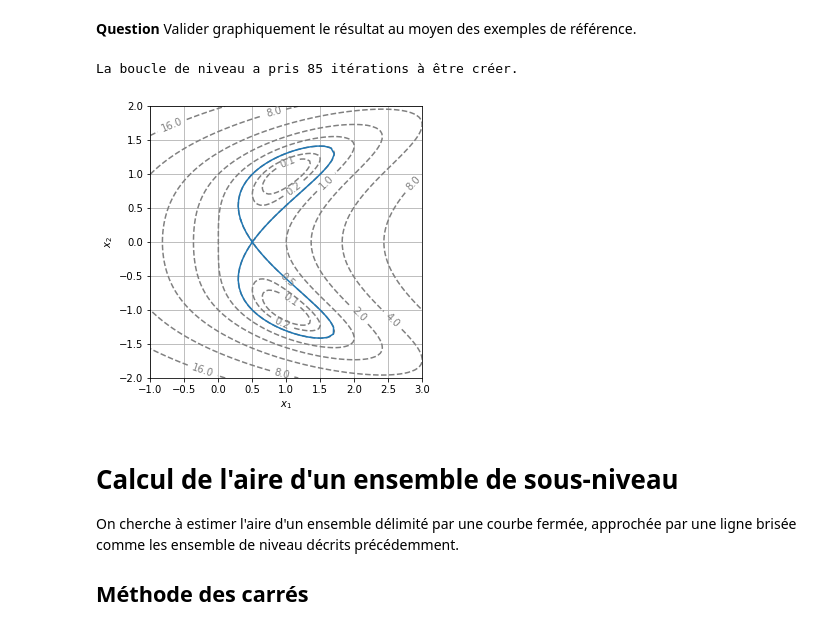
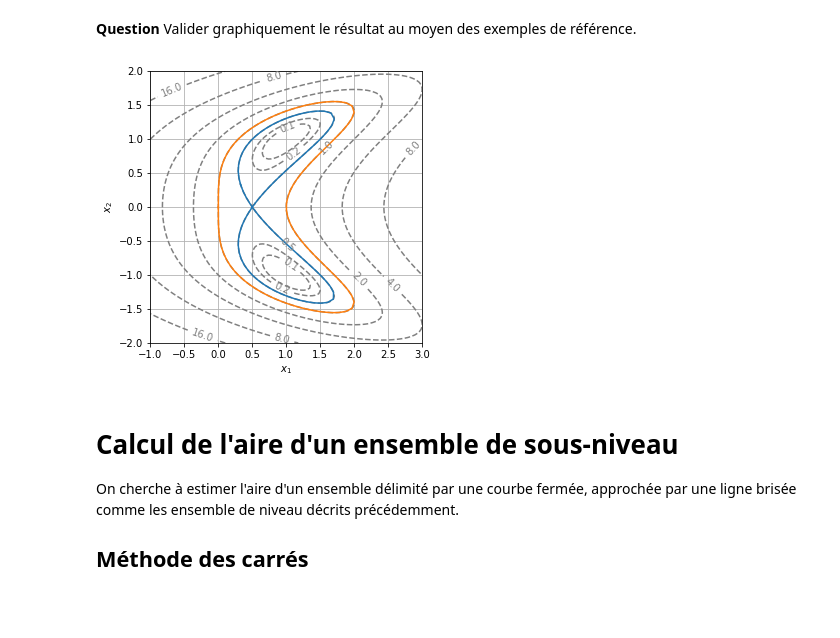
Before and after one commit to LeRoiBoloss/Projet-numerique-Maths, a Jupyter notebook: Projet numérique - Calcul différentiel.ipynb, the cells around one changed output. Saved outputs shown, nothing was run; the diff lists cells and outputs as text; code cells hidden in the pictures.

```diff
--- a/Projet numérique - Calcul différentiel.ipynb
+++ b/Projet numérique - Calcul différentiel.ipynb
@@ -246,8 +253,10 @@ def level_curve(f, x0, y0, delta=0.1, N=1000, eps=eps):
 # %%
 #Pour test la fonction
 
-def newf2(x,y):
-    return( np.array( [ f2(x,y)-0.5 , x-y ]) )
+def newf2(c):
+    def f(x,y):
+        return( np.array( [ f2(x,y)-c , x-y ]) )
+    return f
 
 display_contour(
     f2,
@@ -256,8 +265,12 @@ display_contour(
     levels=[2**i for i in range(-3, 8)] # levels: [0.125, 0.25, ..., 64, 128]
 )
 
-x0,y0 = Newton(newf2,1.0,-0.5)
-courbe = level_curve(f2,x0,y0)
+x0,y0 = Newton(newf2(0.5),1.0,-0.5)
+courbe05 = level_curve(f2,x0,y0)
 
-plt.plot(courbe[0,:],courbe[1,:]);
+x0,y0 = Newton(newf2(1),1.0,-0.5)
+courbe1 = level_curve(f2,x0,y0)
+
+plt.plot(courbe05[0,:],courbe05[1,:])
+plt.plot(courbe1[0,:],courbe1[1,:]);
 # %% [output]
@@ -284,9 +297,7 @@ def level_curve_v2(f, x0, y0, delta=0.1, N=1000, eps=eps):
         gradient = grad_f(x,y)
         orth = ortho(gradient)*delta
 
-        #On veut aller dans une direction perpendiculaire au gradient
         xi,yi = (x,y)+orth
-        #On veut s'éloiogner par rapport au point précedent en choisissant le coté qui lui est opposé
         if i>=1 and dist(A[:,i-1],(xi,yi)) < delta*np.sqrt(2):
             xi,yi = (x,y)-orth
 
@@ -294,33 +305,34 @@ def level_curve_v2(f, x0, y0, delta=0.1, N=1000, eps=eps):
         x,y = Newton(fnewt,xi,yi)
         A[:,i+1] = x,y
 
-
-        #On veut verif qu'on est pas proche du début(de delta) et avec un gradient quasiment similaire(moins de 45°)
-        if dist((x,y),(x0,y0)) < delta and dist(grad0,gradient)**2 < (4-np.sqrt(2))/2 and i>1:
-            for j in range(i+1,N-1):
-                A[:,j+1] = x0,y0
-            print(f"La boucle de niveau a pris {i+1} itérations à être créer.")
+        #On veut verif qu'on est pas proche du début de delta
+        if dist((x,y),(x0,y0)) < delta:
+            A[0,i+1:] = x0
+            A[1,i+1:] = y0
+            #print(f"La boucle de niveau {c} a pris {i+1} itérations à être créer.(delta = {delta})")
             return A
 
     return A
 # %% [markdown]
 **Question** Valider graphiquement le résultat au moyen des exemples de référence.
 # %%
-#Pour test la fonction
 display_contour(
     f2,
     x=np.linspace(-1.0, 3.0, 100),
     y=np.linspace(-2.0, 2.0, 100),
     levels=[2**i for i in range(-3, 8)] # levels: [0.125, 0.25, ..., 64, 128]
 )
 
-x0,y0 = Newton(newf2,1.0,-0.5)
-courbe = level_curve_v2(f2,x0,y0)
+x0,y0 = Newton(newf2(0.5),1.0,-0.5)
+courbe05 = level_curve_v2(f2,x0,y0)
 
-plt.plot(courbe[0,:],courbe[1,:]);
+x0,y0 = Newton(newf2(1),1.0,-0.5)
+courbe1 = level_curve_v2(f2,x0,y0)
+
+plt.plot(courbe05[0,:],courbe05[1,:])
+plt.plot(courbe1[0,:],courbe1[1,:]);
 # %% [output]
-La boucle de niveau a pris 85 itérations à être créer.
-[figure, old version]
+[figure, new version]
 # %% [markdown]
 # Calcul de l'aire d'un ensemble de sous-niveau
 On cherche à estimer l'aire d'un ensemble délimité par une courbe fermée, approchée par une ligne brisée comme les ensemble de niveau décrits précédemment.
```
Also changed, not shown: parts of 12 cells of this notebook.
